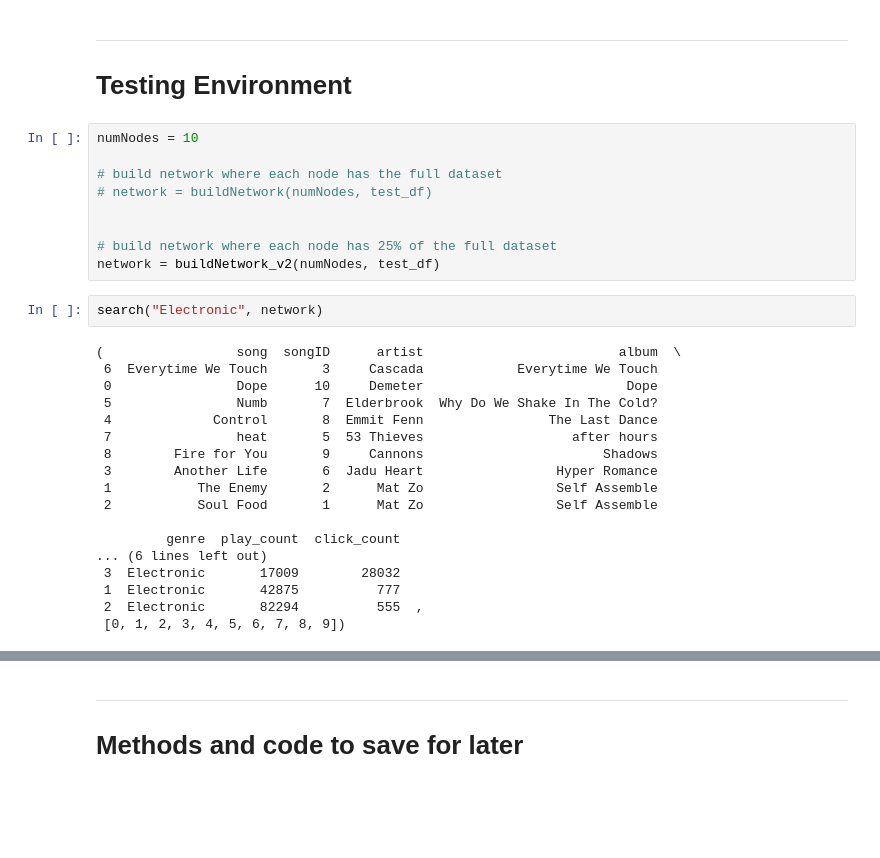
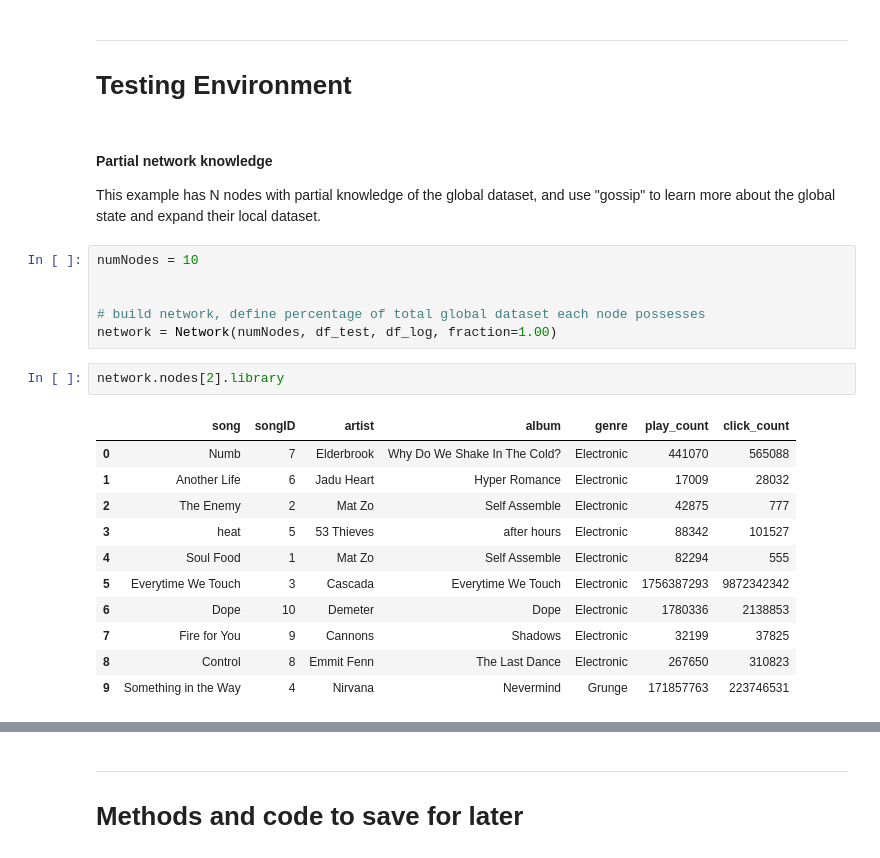
Before and after one commit to awrgold/distributed-learn-to-rank-v1, a Jupyter notebook: Building in Python.ipynb, the cells around one changed output, grey strips where cells are left out. Drawn from its saved outputs; the diff is of its cells as text; blank space fills up the shorter version.

```diff
--- a/Building in Python.ipynb
+++ b/Building in Python.ipynb
@@ -308,32 +589,27 @@ network[7].library
 # %% [markdown]
 ---
 # Testing Environment
+# %% [markdown]
+#### Partial network knowledge
+
+This example has N nodes with partial knowledge of the global dataset, and use "gossip" to learn more about the global state and expand their local dataset.
 # %%
 numNodes = 10
 
-# build network where each node has the full dataset
-# network = buildNetwork(numNodes, test_df)
 
-
-# build network where each node has 25% of the full dataset
-network = buildNetwork_v2(numNodes, test_df)
+# build network, define percentage of total global dataset each node possesses
+network = Network(numNodes, df_test, df_log, fraction=1.00)
-# %%
-search("Electronic", network)
-# %% [output]
-(                 song  songID      artist                         album  \
- 6  Everytime We Touch       3     Cascada            Everytime We Touch
- 0                Dope      10     Demeter                          Dope
- 5                Numb       7  Elderbrook  Why Do We Shake In The Cold?
- 4             Control       8  Emmit Fenn                The Last Dance
- 7                heat       5  53 Thieves                   after hours
- 8        Fire for You       9     Cannons                       Shadows
- 3        Another Life       6  Jadu Heart                 Hyper Romance
- 1           The Enemy       2      Mat Zo                 Self Assemble
- 2           Soul Food       1      Mat Zo                 Self Assemble
-
-         genre  play_count  click_count
-... (6 lines left out)
- 3  Electronic       17009        28032
- 1  Electronic       42875          777
- 2  Electronic       82294          555  ,
- [0, 1, 2, 3, 4, 5, 6, 7, 8, 9])
+# %%
+network.nodes[2].library
+# %% [output]
+|  | song | songID | artist | album | genre | play_count | click_count |
+| 0 | Numb | 7 | Elderbrook | Why Do We Shake In The Cold? | Electronic | 441070 | 565088 |
+| 1 | Another Life | 6 | Jadu Heart | Hyper Romance | Electronic | 17009 | 28032 |
+| 2 | The Enemy | 2 | Mat Zo | Self Assemble | Electronic | 42875 | 777 |
+| 3 | heat | 5 | 53 Thieves | after hours | Electronic | 88342 | 101527 |
+| 4 | Soul Food | 1 | Mat Zo | Self Assemble | Electronic | 82294 | 555 |
+| 5 | Everytime We Touch | 3 | Cascada | Everytime We Touch | Electronic | 1756387293 | 9872342342 |
+| 6 | Dope | 10 | Demeter | Dope | Electronic | 1780336 | 2138853 |
+| 7 | Fire for You | 9 | Cannons | Shadows | Electronic | 32199 | 37825 |
+| 8 | Control | 8 | Emmit Fenn | The Last Dance | Electronic | 267650 | 310823 |
+| 9 | Something in the Way | 4 | Nirvana | Nevermind | Grunge | 171857763 | 223746531 |
```
Also changed, not shown: parts of 57 cells of this notebook.
